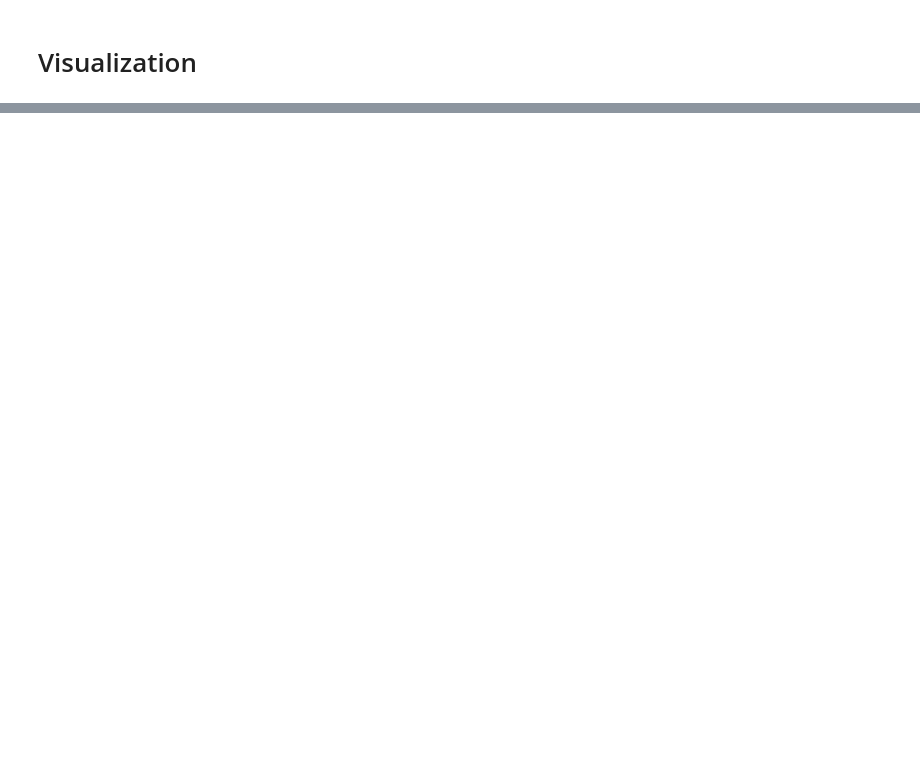
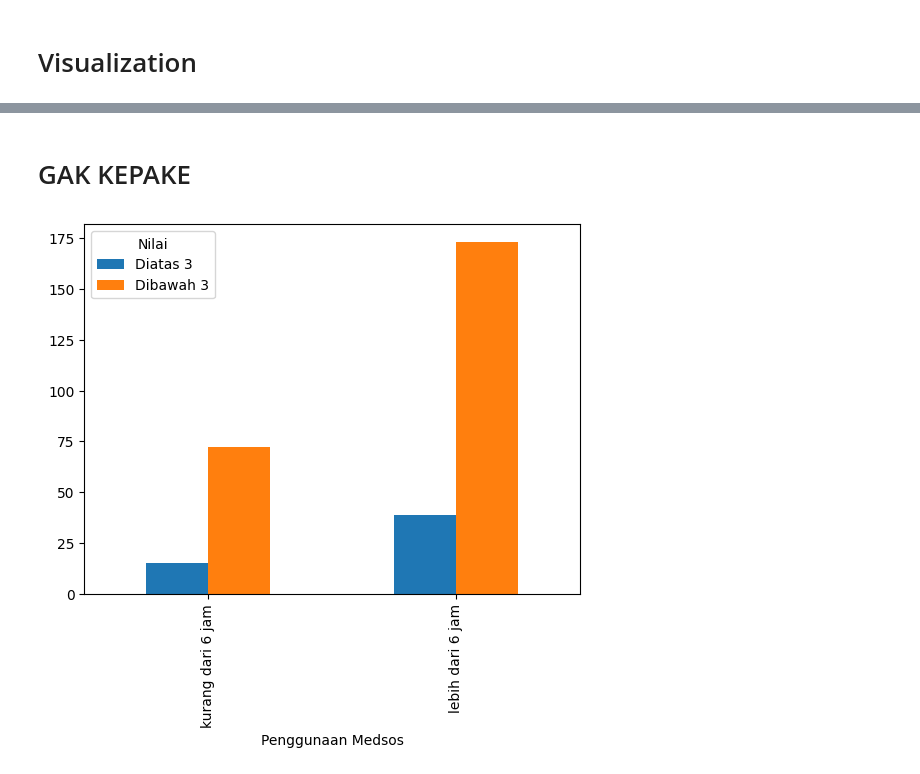
Before and after one commit to AjagTerbang/metlit, a Jupyter notebook: pengaruh medsos.ipynb, the cells around one changed output, grey strips where cells are left out. Cells and saved outputs as stored; diff of their text form; code cells hidden in the pictures; blank space fills up the shorter version.

```diff
--- a/pengaruh medsos.ipynb
+++ b/pengaruh medsos.ipynb
@@ -125 +189,15 @@ weighted avg       0.54      0.56      0.53        90
+# %% [markdown]
+# GAK KEPAKE
+# %%
+grouped_df = df.groupby(['Durasi Penggunaan Media Sosial', 'Nilai_Group']).size().reset_index(name='Jumlah')
+
+grouped_df = grouped_df.rename(columns={
+    'Durasi Penggunaan Media Sosial': 'Penggunaan Medsos',
+    'Nilai_Group' : 'Nilai'
+    })
+pivot_df = grouped_df.pivot(index='Penggunaan Medsos', columns='Nilai', values='Jumlah')
+pivot_df.plot(kind='bar')
+plt.show()
+# %% [output]
+[figure, added]
 # %%
```
Also changed, not shown: parts of 15 cells of this notebook, 1 other file.
